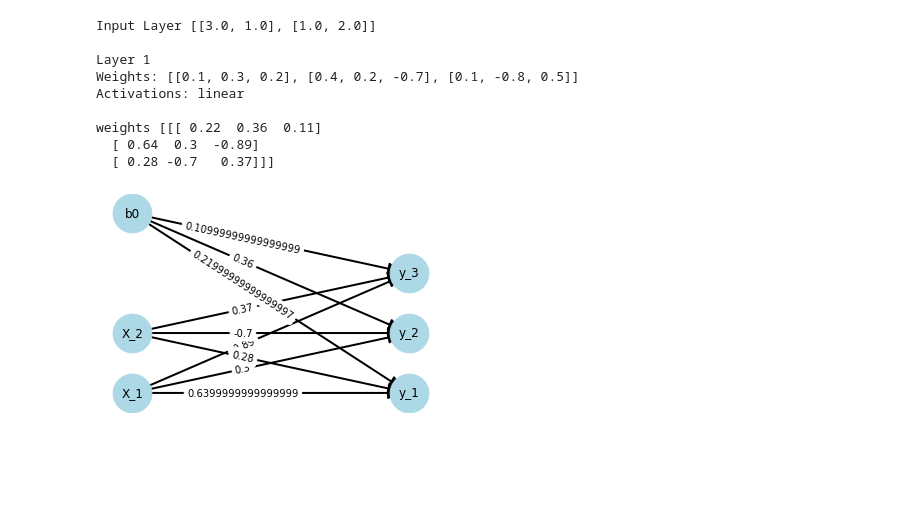
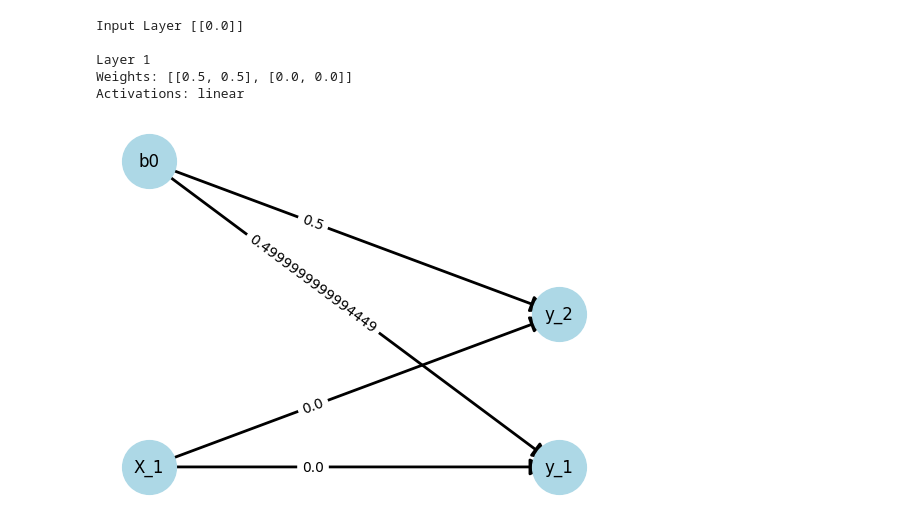
Before and after one commit to kibare/IF3270_ML_Tugas-Besar, a Jupyter notebook: Tubes_B/main2.ipynb, the cells around one changed output. Drawn from its saved outputs; the diff is of its cells as text; code cells hidden in the pictures; blank space fills up the shorter version.

```diff
--- a/Tubes_B/main2.ipynb
+++ b/Tubes_B/main2.ipynb
@@ -59,6 +59,8 @@ class LoadModel:
             return lambda x: np.ones_like(x)
         elif activation == 'softmax':
             return lambda x: x * (1. - x)
+        elif activation == 'sse':
+            return lambda x: np.ones_like(x)
 
     def reset_xynets(self):
         self.x = []
@@ -116,6 +118,10 @@ class FFNN:
                     result = net
                 elif self.activations[i] == 'sigmoid' :
                     result = 1 / (1 + math.exp(-net))
+                elif self.activations[i] == 'sse':
+                    alpha = 1.67326
+                    scale = 1.0507
+                    result = scale * np.where(net >= 0, net, alpha * (np.exp(net) - 1))
                 output_layer.append(result)
 
             self.model.y.append(output_layer)
@@ -138,6 +144,10 @@ class FFNN:
                         dO_dnet = 1
                     elif self.activations[i] == 'sigmoid' :
                         dO_dnet = self.model.y[i][k] * (1 - self.model.y[i][k])
+                    elif self.activations[i] == 'sse':
+                        alpha = 1.67326
+                        scale = 1.0507
+                        dO_dnet = scale * np.where(self.model.nets[i][k] >= 0, 1, alpha * np.exp(self.model.nets[i][k]))
 
                     for j in range(len(self.weights[0])): # iterate over input
                         dnet_dW = self.model.x[i][j]
@@ -164,6 +174,10 @@ class FFNN:
                         dO_dnet = 1
                     elif self.activations[i] == 'sigmoid' :
                         dO_dnet = self.model.y[i][k] * (1 - self.model.y[i][k])
+                    elif self.activations[i] == 'sse':
+                        alpha = 1.67326
+                        scale = 1.0507
+                        dO_dnet = scale * np.where(self.model.nets[i][k] >= 0, 1, alpha * np.exp(self.model.nets[i][k]))
 
                     for j in range(len(self.weights[0])): # iterate over input
                         dnet_dW = self.model.x[i][j]
@@ -193,7 +207,6 @@ class FFNN:
                 if (batch_counter % self.model.batch_size == 0) :
                     self.update_weights()
                     self.reset_gradients()
-                    print('weights',self.model.weights)
 
             # cek error threshold
 
@@ -259,38 +272,34 @@ class FFNN:
         nx.draw_networkx_nodes(G, pos, node_size=1500, node_color='lightblue')
         nx.draw_networkx_edges(G, pos, width=2, edge_color='black', arrows=True, arrowsize=25)
         nx.draw_networkx_edge_labels(G, pos, edge_labels=edge_labels, label_pos=0.60)
         nx.draw_networkx_labels(G, pos, font_size=12, font_family='sans-serif')
         plt.axis('off')
         plt.show()
 
 
 # main function
 def main():
     # load model
     # filename = input("Enter the filename: ")
-    filename = 'mlp'
+    filename = 'sse_only'
     model_path = filename + '.json'
     model = FFNN(model_path)
     model.print_model()
 
     model.train()
 
     # print model
     # model.print_model()
 
     # draw network
     model.draw_network()
 
 if __name__ == '__main__':
     main()
 # %% [output]
-Input Layer [[3.0, 1.0], [1.0, 2.0]]
+Input Layer [[0.0]]
 
 Layer 1
-Weights: [[0.1, 0.3, 0.2], [0.4, 0.2, -0.7], [0.1, -0.8, 0.5]]
+Weights: [[0.5, 0.5], [0.0, 0.0]]
 Activations: linear
-
-weights [[[ 0.22  0.36  0.11]
-  [ 0.64  0.3  -0.89]
-  [ 0.28 -0.7   0.37]]]
-[figure, old version]
+[figure, new version]
```
